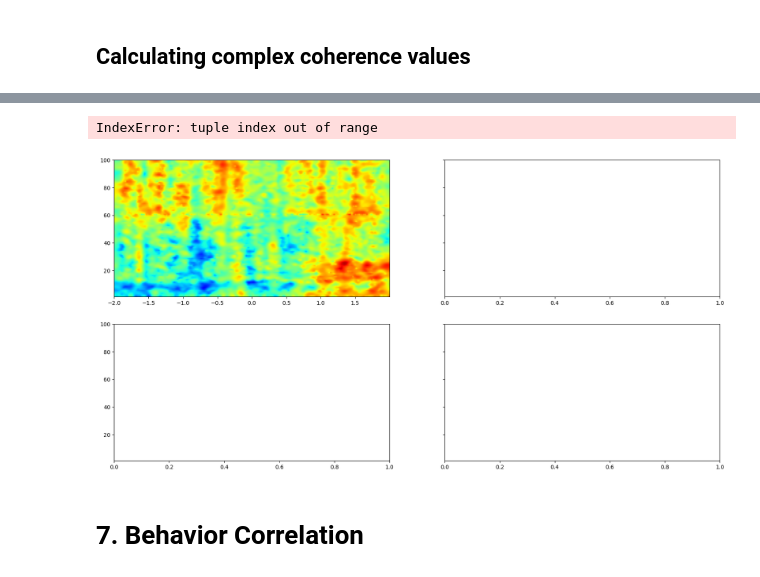
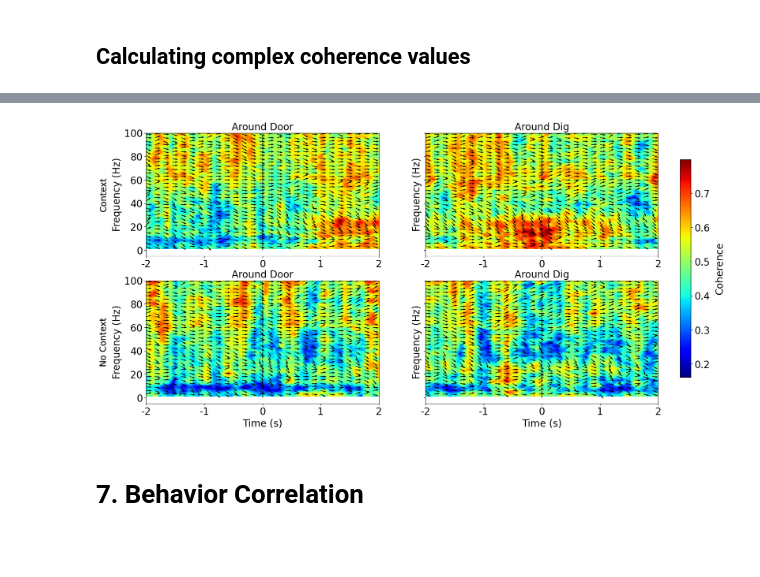
Before and after one commit to namanagrawal97/cpl_analysis_naman, a Jupyter notebook: 00_complete_analysis.ipynb, the cells around one changed output, grey strips where cells are left out. Cells and saved outputs as stored; diff of their text form; code cells hidden in the pictures; blank space fills up the shorter version.

Commit message:
quiverplot works for average now

```diff
--- a/00_complete_analysis.ipynb
+++ b/00_complete_analysis.ipynb
@@ -1605,7 +1586,10 @@ for task_num,task_name in enumerate(task_data_dict.keys()):
                     coh_phase = np.angle(coh)
 
                     indices = con.names
-
+                    print(indices)
+                    print(coh.shape)
+                    print(coh_abs.shape)
+                    print(coh_phase.shape)
 
                     for i in range(coh.shape[0]):
                         for j in range(coh.shape[1]):
@@ -1615,8 +1599,8 @@ for task_num,task_name in enumerate(task_data_dict.keys()):
 
             row_coh_abs.append(np.mean(aon_vhp_coh_abs, axis=0))
             row_coh_abs_mean.append(np.mean(aon_vhp_coh_abs))
-            row_coh_phase.append(np.mean(aon_vhp_phase, axis=0))
-            row_coh_phase_mean.append(np.mean(aon_vhp_phase))
+            row_coh_phase.append(np.mean(aon_vhp_coh_phase, axis=0))
+            row_coh_phase_mean.append(np.mean(aon_vhp_coh_phase))
         all_coh_abs_data.append(row_coh_abs)
         all_coh_abs_data_mean.append(row_coh_abs_mean)
         all_coh_phase_data.append(row_coh_phase)
@@ -1673,9 +1673,9 @@ for i, event in enumerate(event_list):
 
     U = np.cos(coh_phase)
     V = np.sin(coh_phase)
-    f_x = 160
+    f_x = 300
     f_y = 3
-    plt.quiver(X[2::f_y, ::f_x], Y[2::f_y, ::f_x], U[2::f_y, ::f_x], V[2::f_y, ::f_x], angles='uv', scale=20, ax=axs[0,i])
+    axs[0, i].quiver(X[2::f_y, ::f_x], Y[2::f_y, ::f_x], U[2::f_y, ::f_x], V[2::f_y, ::f_x], angles='uv', scale=40)
 
     axs[0,i].set_xlabel('')
 
@@ -1689,37 +1689,36 @@ for i, event in enumerate(event_list):
     coh_phase = aon_vhp_phase[event][1]
     X, Y = np.meshgrid(np.linspace(times[0], times[-1], coh_phase.shape[1]), np.linspace(freqs[0], freqs[-1], coh_phase.shape[0]))
 
     U = np.cos(coh_phase)
     V = np.sin(coh_phase)
-    f_x = 160
+    f_x = 300
     f_y = 3
-    plt.quiver(X[2::f_y, ::f_x], Y[2::f_y, ::f_x], U[2::f_y, ::f_x], V[2::f_y, ::f_x], angles='uv', scale=20, ax=axs[1,i])
+    axs[1, i].quiver(X[2::f_y, ::f_x], Y[2::f_y, ::f_x], U[2::f_y, ::f_x], V[2::f_y, ::f_x], angles='uv', scale=40)
 
 
     axs[1,i].set_xlabel('Time (s)', fontsize=20)
     axs[1,i].set_ylabel('Frequency (Hz)', fontsize=20)
     axs[1,i].set_title(event_names[i], fontsize=20)
     axs[1,i].vlines(0, 0, 100, color='k', linestyle='--')
 
     axs[0,0].text(-0.2, 0.5, 'Context', transform=axs[0,0].transAxes, fontsize=18, verticalalignment='center', rotation=90)
     axs[1,0].text(-0.2, 0.5, 'No Context', transform=axs[1,0].transAxes, fontsize=18, verticalalignment='center', rotation=90)
     axs[0,i].tick_params(axis='both', which='major', labelsize=20)
     axs[1,i].tick_params(axis='both', which='major', labelsize=20)
     axs[0,i].set_xticks(np.arange(-2, 3, 1))  # Set x-ticks from -2 to 2 seconds
     axs[0,i].set_xticklabels(np.arange(-2, 3, 1))  # Set x-tick labels from -2 to 2 seconds
     axs[1,i].set_xticks(np.arange(-2, 3, 1))  # Set x-ticks from -2 to 2 seconds
     axs[1,i].set_xticklabels(np.arange(-2, 3, 1))  # Set x-tick labels from -2 to 2 seconds
 
     # Add a colorbar
 cbar = fig.colorbar(axs[0,0].images[0], ax=axs, orientation='vertical', fraction=0.02, pad=0.04)
 cbar.set_label('Coherence', loc='center', fontsize=20, labelpad=10)
 cbar.ax.tick_params(labelsize=20)  # Set colorbar tick label size
 
 #fig.savefig(f'C:\\Users\\{user}\\Dropbox\\CPLab\\results\\aon_vhp_coherence_event_spectrogram.png',format='png', dpi=600, bbox_inches='tight')
 plt.show()
 # %% [output]
-IndexError: tuple index out of range
-[figure, old version]
+[figure, new version]
 # %% [markdown]
 # 7. Behavior Correlation
 # %% [markdown]
```
Also changed, not shown: parts of 6 cells of this notebook.
